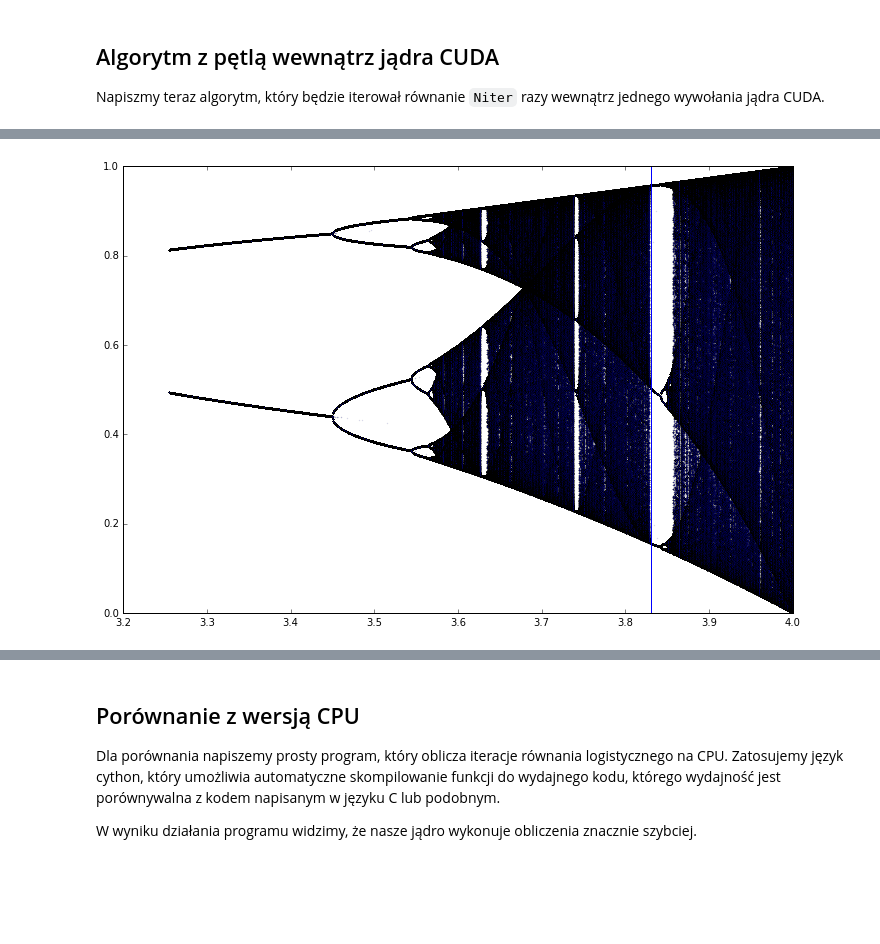
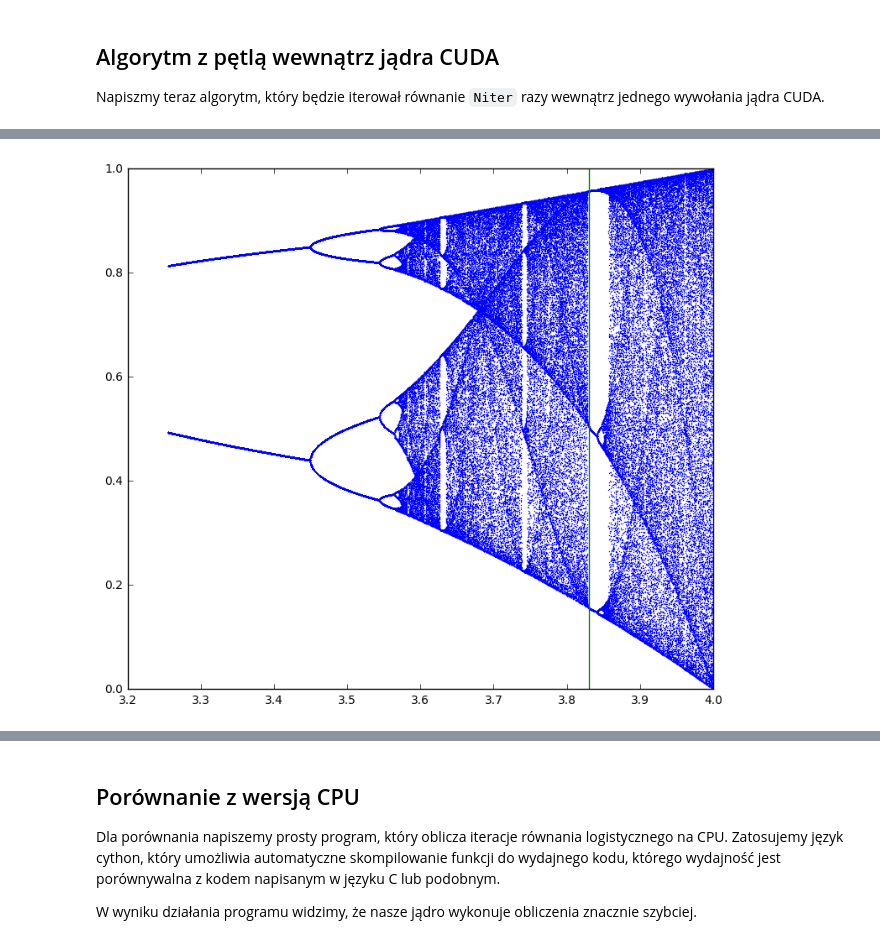
Before and after one commit to marcinofulus/PR2014, a Jupyter notebook: CUDA/iCSE_PR_Rownanie_Logistyczne.ipynb, the cells around one changed output, grey strips where cells are left out. Cells and saved outputs as stored; diff of their text form; code cells hidden in the pictures; blank space fills up the shorter version.

```diff
--- a/CUDA/iCSE_PR_Rownanie_Logistyczne.ipynb
+++ b/CUDA/iCSE_PR_Rownanie_Logistyczne.ipynb
@@ -125,10 +121,11 @@ mod = SourceModule("""
     """)
 logistic_iterations = mod.get_function("logistic_iterations")
 # %%
+
 block_size=128
-Nx = 1024
-Na = 1024
-blocks = Nx*Na/block_size
+Nx = 10240
+Na = 1024*2
+blocks = Nx*Na//block_size
 
 a = np.linspace(3.255,4,Na).astype(np.float32)
 a = np.repeat(a,Nx)
@@ -145,8 +145,6 @@ Wall time: 26.1 s
 # %%
-%%time
-a,x = a_gpu.get(),x_gpu.get()
-plt.figure(num=1, figsize=(12, 8))
-every = 1
-plt.plot(a[::every],x[::every],'ob',markersize=1,alpha=0.1)
+plt.figure(num=1, figsize=(9, 8))
+every = 100
+plt.plot(a[::every],x[::every],'.',markersize=1,alpha=1)
 plt.plot([3.83,3.83],[0,1])
 # %% [output]
@@ -155 +152 @@ Wall time: 389 ms
-[figure, old version]
+[figure, new version]
```
Also changed, not shown: parts of 18 cells of this notebook, 16 other files.
